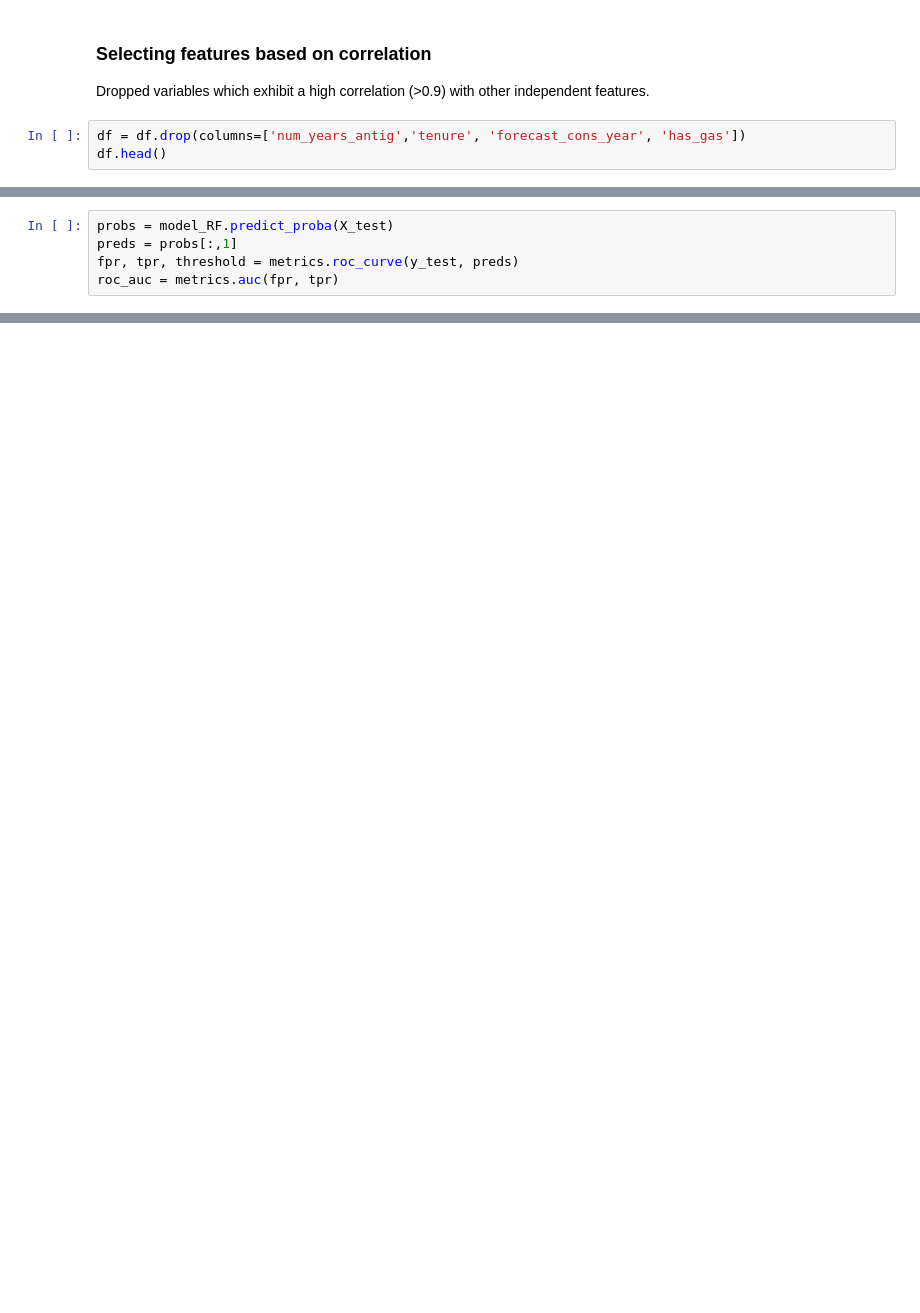
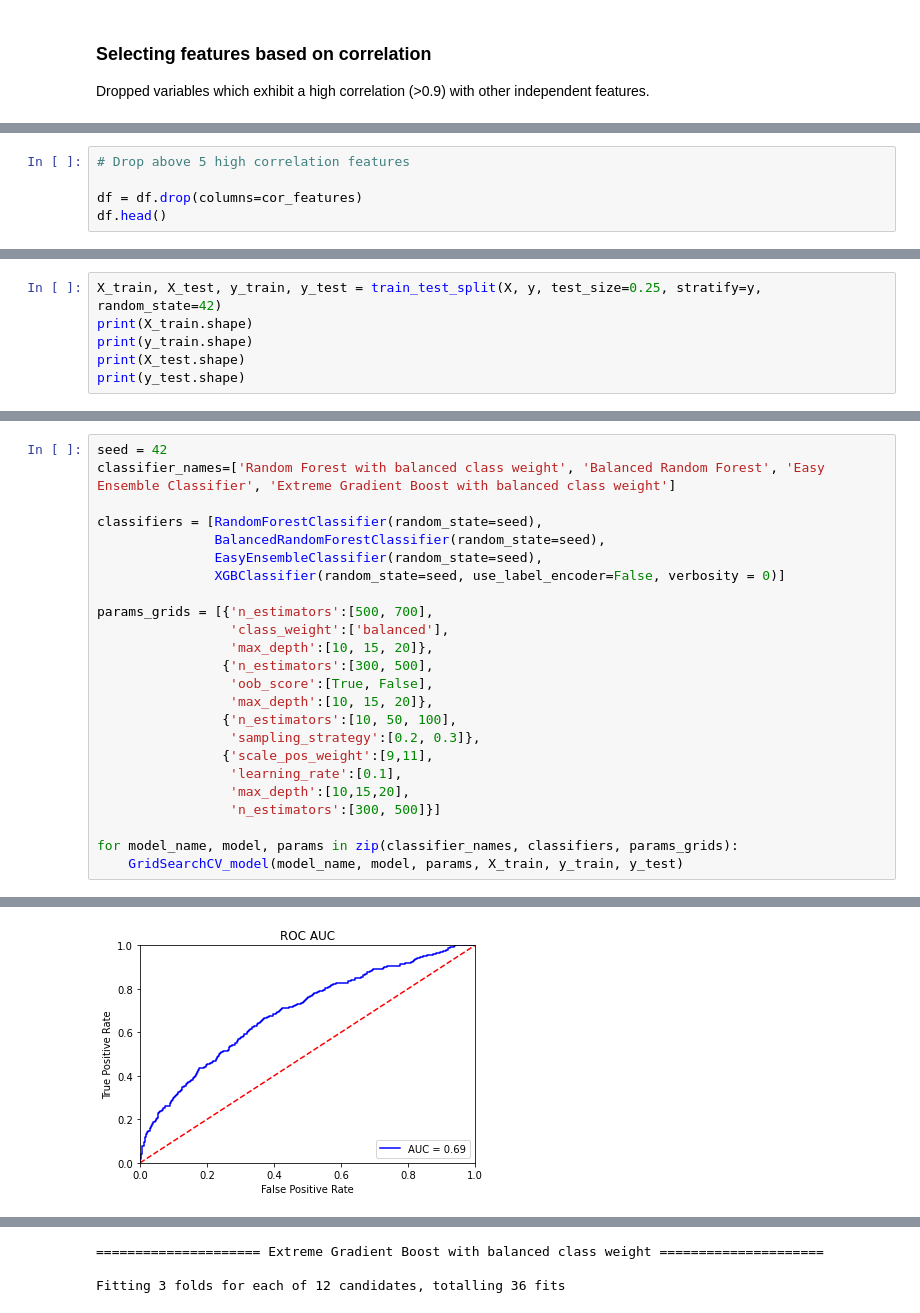
Before and after one commit to Chuhan-Peng/BCG-Internship, a Jupyter notebook: Feature Engineering and Modelling.ipynb, the cells around one changed output, grey strips where cells are left out. Saved outputs shown, nothing was run; the diff lists cells and outputs as text; blank space fills up the shorter version.

```diff
--- a/Feature Engineering and Modelling.ipynb
+++ b/Feature Engineering and Modelling.ipynb
@@ -355,6 +370,3 @@ plt.show()
 # %% [markdown]
 ### Selecting features based on correlation
 Dropped variables which exhibit a high correlation (>0.9) with other independent features.
-# %%
-df = df.drop(columns=['num_years_antig','tenure', 'forecast_cons_year', 'has_gas'])
-df.head()
@@ -382,0 +386,5 @@ Split data into training set and test set (75%:25%)
+# %%
+# Drop above 5 high correlation features
+
+df = df.drop(columns=cor_features)
+df.head()
@@ -488,5 +427,0 @@ import sklearn.metrics as metrics
-# %%
-probs = model_RF.predict_proba(X_test)
-preds = probs[:,1]
-fpr, tpr, threshold = metrics.roc_curve(y_test, preds)
-roc_auc = metrics.auc(fpr, tpr)
@@ -589,0 +434,6 @@ Hence future work includes:
+# %%
+X_train, X_test, y_train, y_test = train_test_split(X, y, test_size=0.25, stratify=y, random_state=42)
+print(X_train.shape)
+print(y_train.shape)
+print(X_test.shape)
+print(y_test.shape)
@@ -589,0 +504,25 @@ Hence future work includes:
+# %%
+seed = 42
+classifier_names=['Random Forest with balanced class weight', 'Balanced Random Forest', 'Easy Ensemble Classifier', 'Extreme Gradient Boost with balanced class weight']
+
+classifiers = [RandomForestClassifier(random_state=seed),
+               BalancedRandomForestClassifier(random_state=seed),
+               EasyEnsembleClassifier(random_state=seed),
+               XGBClassifier(random_state=seed, use_label_encoder=False, verbosity = 0)]
+
+params_grids = [{'n_estimators':[500, 700],
+                 'class_weight':['balanced'],
+                 'max_depth':[10, 15, 20]},
+                {'n_estimators':[300, 500],
+                 'oob_score':[True, False],
+                 'max_depth':[10, 15, 20]},
+                {'n_estimators':[10, 50, 100],
+                 'sampling_strategy':[0.2, 0.3]},
+                {'scale_pos_weight':[9,11],
+                 'learning_rate':[0.1],
+                 'max_depth':[10,15,20],
+                 'n_estimators':[300, 500]}]
+
+for model_name, model, params in zip(classifier_names, classifiers, params_grids):
+    GridSearchCV_model(model_name, model, params, X_train, y_train, y_test)
+# %% [output]
@@ -589,0 +542 @@ Hence future work includes:
+[figure, added]
@@ -589,0 +571,3 @@ Hence future work includes:
+===================== Extreme Gradient Boost with balanced class weight =====================
+
+Fitting 3 folds for each of 12 candidates, totalling 36 fits
```
Also changed, not shown: parts of 64 cells of this notebook.
